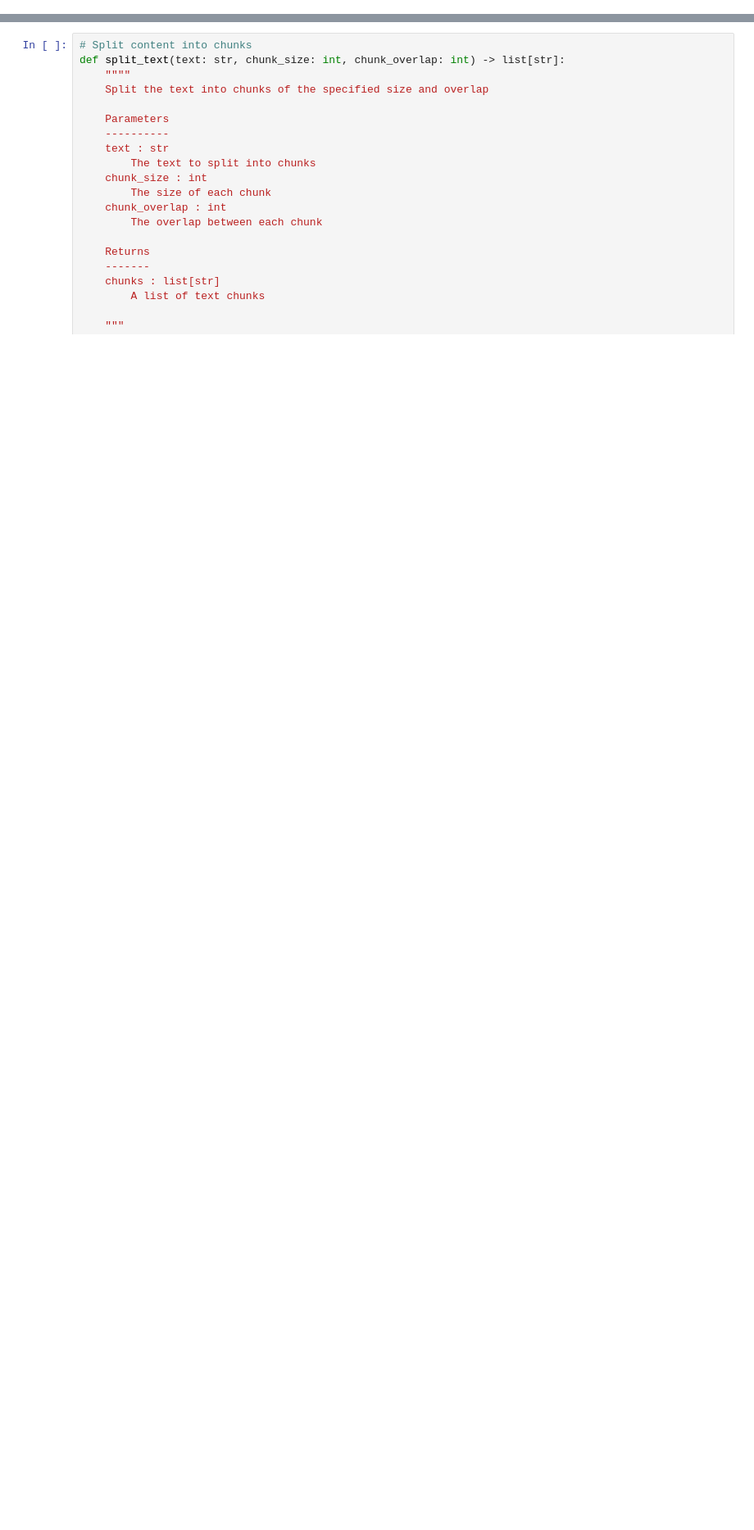
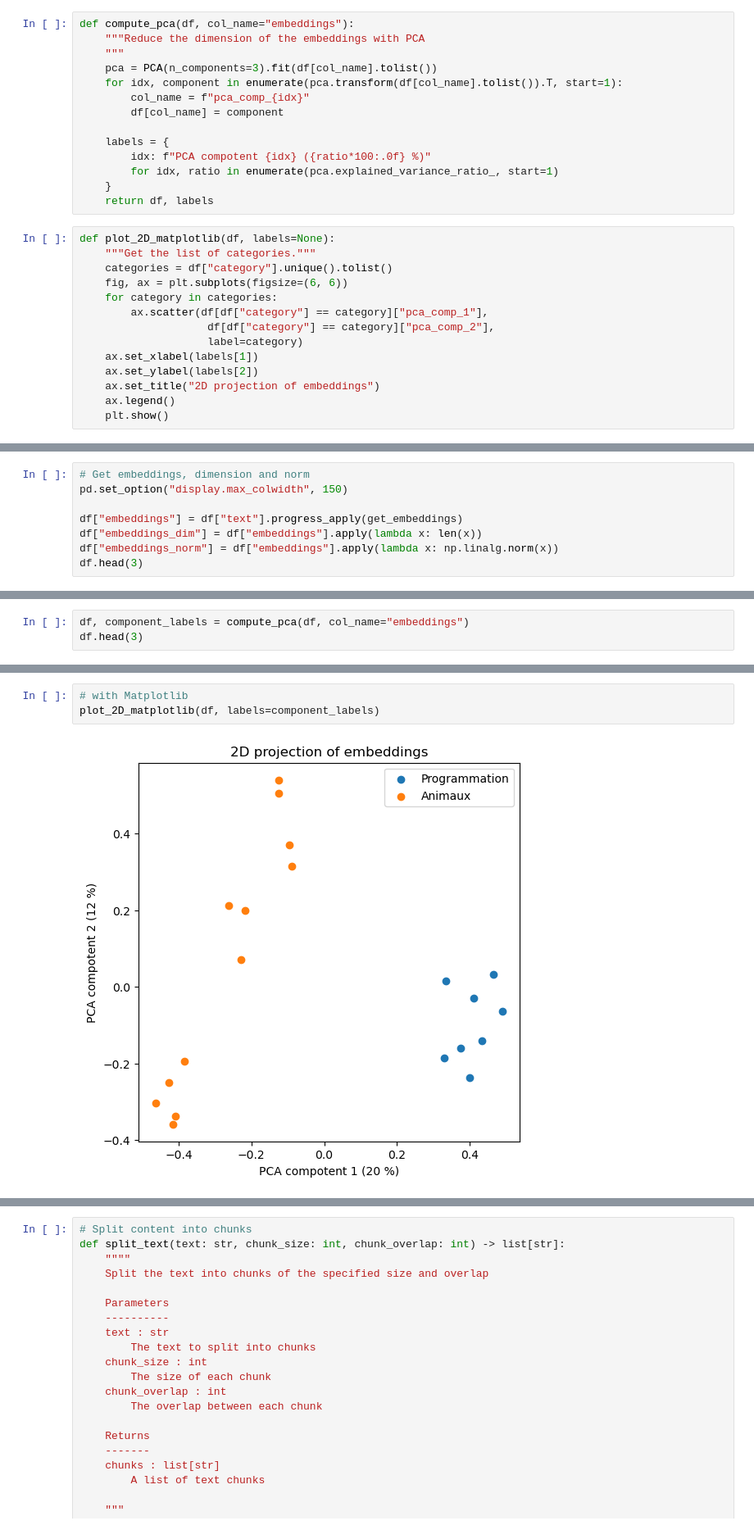
Before and after one commit to pierrepo/-biopyassistant-sandbox, a Jupyter notebook: src/analysis_embeddings.ipynb, the cells around one changed output, grey strips where cells are left out. Shown at 82% size. Drawn from its saved outputs; the diff is of its cells as text; blank space fills up the shorter version.

```diff
--- a/src/analysis_embeddings.ipynb
+++ b/src/analysis_embeddings.ipynb
@@ -221,0 +42,28 @@ dict_keys(['Affichage', 'Listes', 'Fonctions', 'Jupyter et ses notebooks'])
+# %%
+def compute_pca(df, col_name="embeddings"):
+    """Reduce the dimension of the embeddings with PCA
+    """
+    pca = PCA(n_components=3).fit(df[col_name].tolist())
+    for idx, component in enumerate(pca.transform(df[col_name].tolist()).T, start=1):
+        col_name = f"pca_comp_{idx}"
+        df[col_name] = component
+
+    labels = {
+        idx: f"PCA compotent {idx} ({ratio*100:.0f} %)"
+        for idx, ratio in enumerate(pca.explained_variance_ratio_, start=1)
+    }
+    return df, labels
+# %%
+def plot_2D_matplotlib(df, labels=None):
+    """Get the list of categories."""
+    categories = df["category"].unique().tolist()
+    fig, ax = plt.subplots(figsize=(6, 6))
+    for category in categories:
+        ax.scatter(df[df["category"] == category]["pca_comp_1"],
+                    df[df["category"] == category]["pca_comp_2"],
+                    label=category)
+    ax.set_xlabel(labels[1])
+    ax.set_ylabel(labels[2])
+    ax.set_title("2D projection of embeddings")
+    ax.legend()
+    plt.show()
@@ -221,0 +132,8 @@ dict_keys(['Affichage', 'Listes', 'Fonctions', 'Jupyter et ses notebooks'])
+# %%
+# Get embeddings, dimension and norm
+pd.set_option("display.max_colwidth", 150)
+
+df["embeddings"] = df["text"].progress_apply(get_embeddings)
+df["embeddings_dim"] = df["embeddings"].apply(lambda x: len(x))
+df["embeddings_norm"] = df["embeddings"].apply(lambda x: np.linalg.norm(x))
+df.head(3)
@@ -221,0 +151,3 @@ dict_keys(['Affichage', 'Listes', 'Fonctions', 'Jupyter et ses notebooks'])
+# %%
+df, component_labels = compute_pca(df, col_name="embeddings")
+df.head(3)
@@ -221,0 +161,5 @@ dict_keys(['Affichage', 'Listes', 'Fonctions', 'Jupyter et ses notebooks'])
+# %%
+# with Matplotlib
+plot_2D_matplotlib(df, labels=component_labels)
+# %% [output]
+[figure, added]
```
Also changed, not shown: parts of 64 cells of this notebook.
